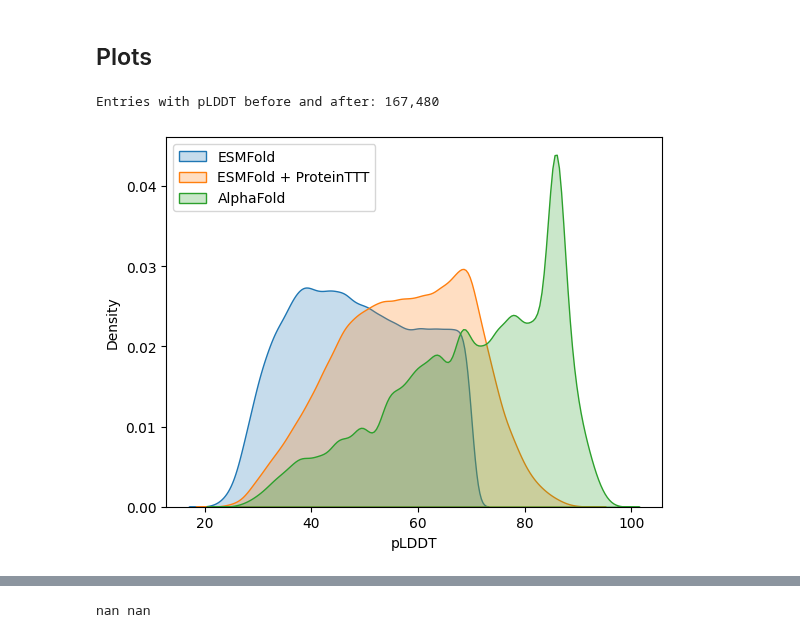
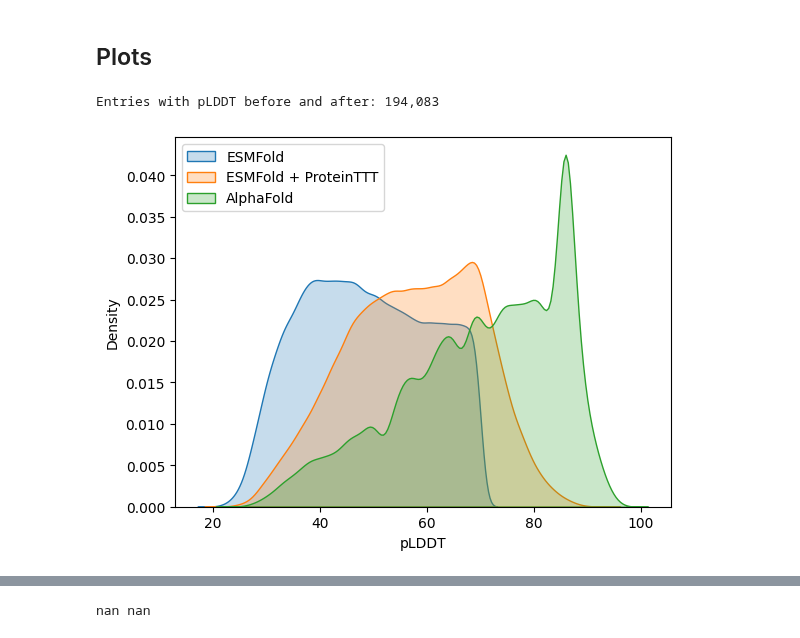
Before and after one commit to pimenol/ProteinTTT, a Jupyter notebook: notebooks/Bfvd_merge.ipynb, the cells around one changed output, grey strips where cells are left out. Saved outputs shown, nothing was run; the diff lists cells and outputs as text; code cells hidden in the pictures.

```diff
--- a/notebooks/Bfvd_merge.ipynb
+++ b/notebooks/Bfvd_merge.ipynb
@@ -191,15 +174,15 @@ df.head(10)
 # %% [markdown]
 ## Plots
 # %%
-sub_df = df.query("pLDDT_before.notna() and pLDDT_after.notna()")
+sub_df = results_old.query("pLDDT_before.notna() and pLDDT_after.notna()")
 print(f"Entries with pLDDT before and after: {len(sub_df):,}")
 
 sns.kdeplot(sub_df['pLDDT_before'], label='ESMFold', fill=True)
 sns.kdeplot(sub_df['pLDDT_after'], label='ESMFold + ProteinTTT', fill=True)
 sns.kdeplot(sub_df['plddt_AlphaFold'], label='AlphaFold', fill=True)
 plt.xlabel('pLDDT')
 plt.legend()
 plt.show()
 # %% [output]
-Entries with pLDDT before and after: 167,480
+Entries with pLDDT before and after: 194,083
-[figure, old version]
+[figure, new version]
```
Also changed, not shown: parts of 20 cells of this notebook, 1 other file.
